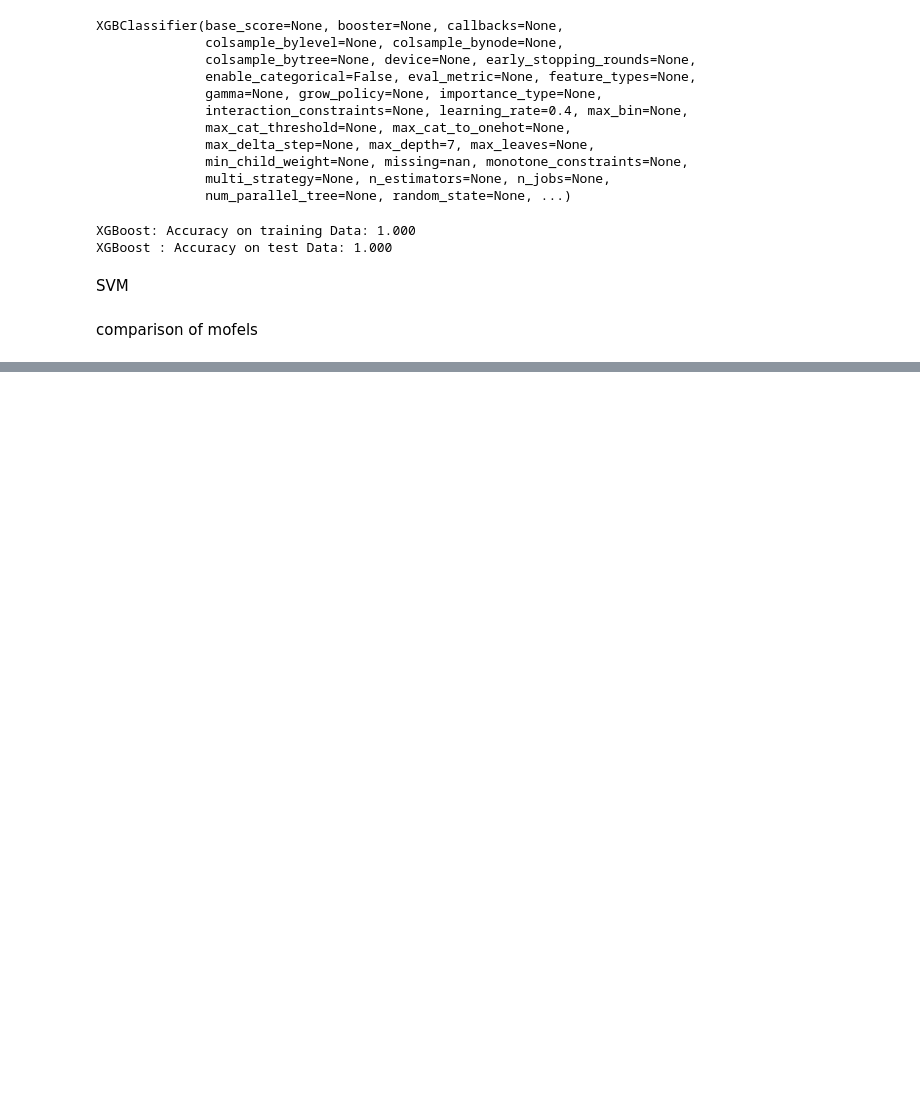
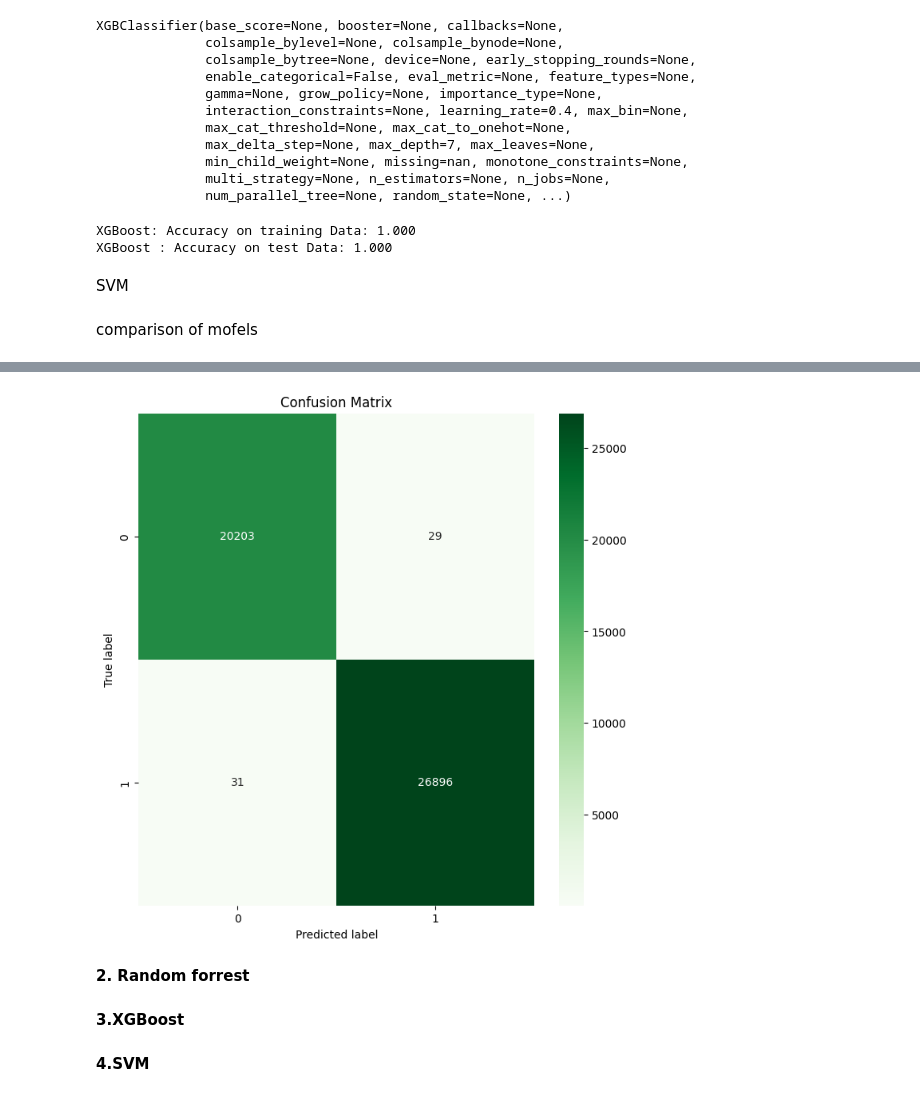
Before and after one commit to sandeshlavshetty/Phising_url_prediction, a Jupyter notebook: main.ipynb, the cells around one changed output, grey strips where cells are left out. Cells and saved outputs as stored; diff of their text form; code cells hidden in the pictures; blank space fills up the shorter version.

```diff
--- a/main.ipynb
+++ b/main.ipynb
@@ -995,0 +1136,9 @@ results.sort_values(by=['Test Accuracy', 'Train Accuracy'], ascending=False)
+# %%
+import category_encoders as ce
+binary_encoder = ce.BinaryEncoder(cols=['TLD'])
+o_df = binary_encoder.fit_transform(m_df)
+# %%
+# Sepratating & assigning features and target columns to X & y
+y = o_df['label']
+X = o_df.drop(['label','URL','Domain','Title'],axis=1)
+X.shape, y.shape
@@ -995,0 +1167,7 @@ results.sort_values(by=['Test Accuracy', 'Train Accuracy'], ascending=False)
+# %%
+# Splitting the dataset into train and test sets: 80-20 split
+from sklearn.model_selection import train_test_split
+
+X_train, X_test, y_train, y_test = train_test_split(X, y,
+                                                    test_size = 0.2, random_state = 12)
+X_train.shape, X_test.shape
@@ -995,0 +1237,15 @@ results.sort_values(by=['Test Accuracy', 'Train Accuracy'], ascending=False)
+# %%
+def confusion_mat(y_test, y_pred):
+  # Generate the confusion matrix
+  cm = confusion_matrix(y_test, y_pred)
+  # Create a Confusion Matrix
+  plt.figure(figsize=(8, 8))
+  sns.heatmap(cm, annot=True, fmt='d', cmap='Greens')
+  plt.title('Confusion Matrix')
+  plt.ylabel('True label')
+  plt.xlabel('Predicted label')
+  plt.show()
+# %%
+confusion_mat(y_test, y_test_pred)
+# %% [output]
+[figure, added]
@@ -995,0 +1254,6 @@ results.sort_values(by=['Test Accuracy', 'Train Accuracy'], ascending=False)
+# %% [markdown]
+**2. Random forrest**
+# %% [markdown]
+**3.XGBoost**
+# %% [markdown]
+**4.SVM**
```
Also changed, not shown: parts of 15 cells of this notebook.
